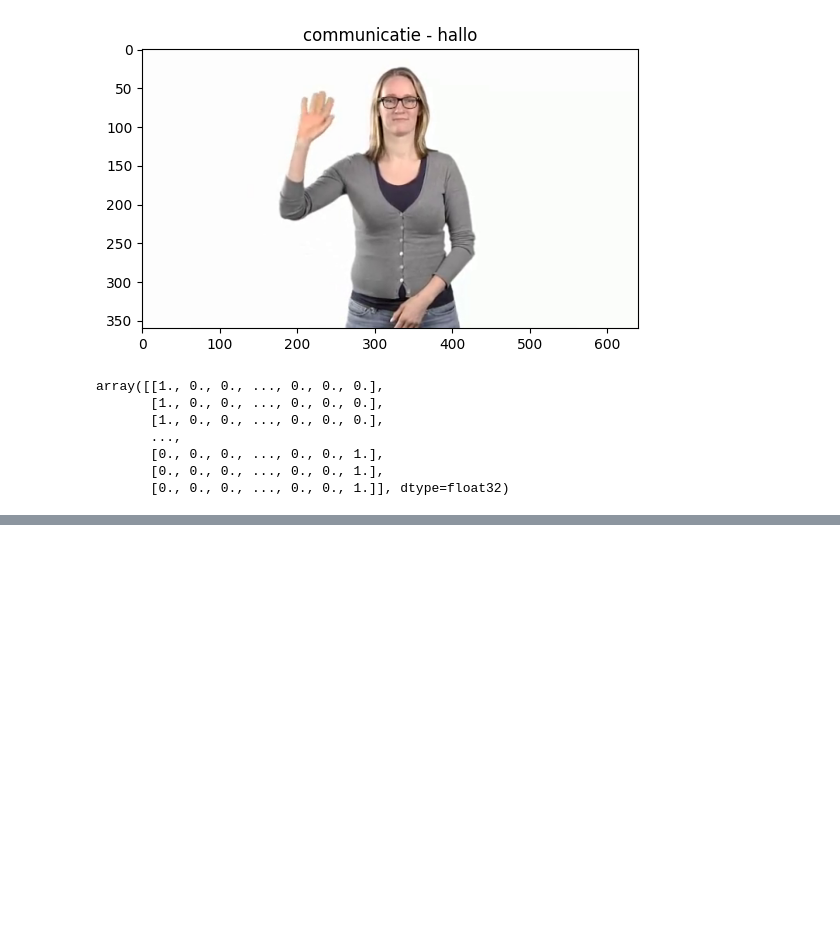
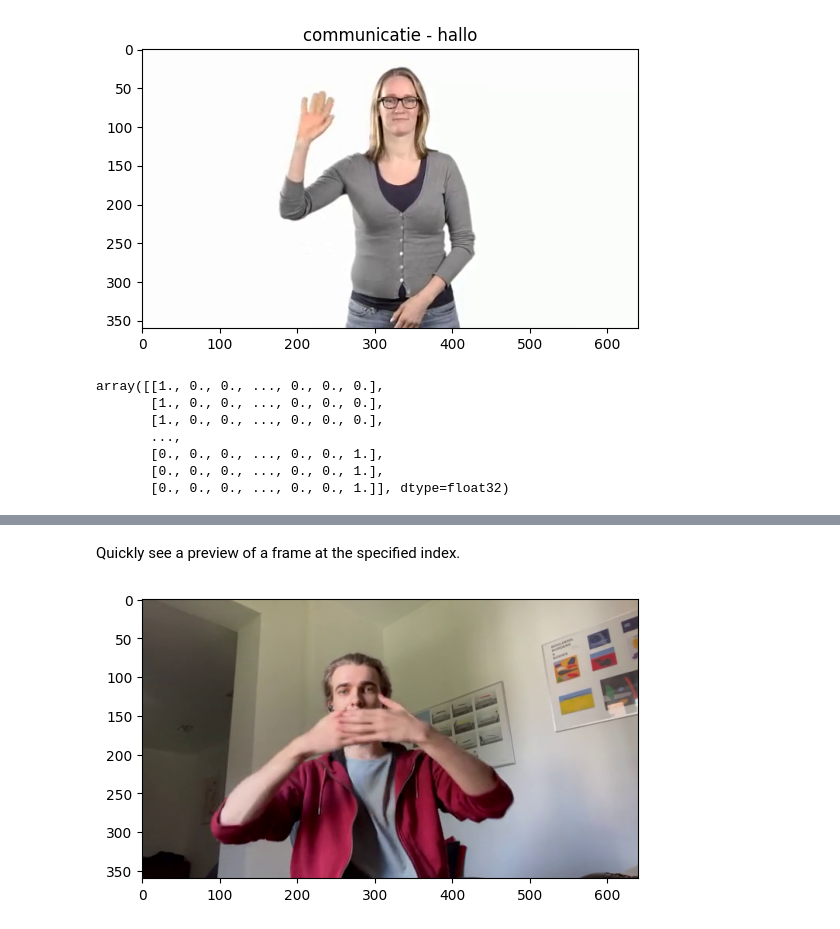
Before and after one commit to ArthurVanRemoortel/Sign-Language-Learning-Tool, a Jupyter notebook: sl_ai/notebooks/version_1/attempt1.ipynb, the cells around one changed output, grey strips where cells are left out. Drawn from its saved outputs; the diff is of its cells as text; code cells hidden in the pictures; blank space fills up the shorter version.

```diff
--- a/sl_ai/notebooks/version_1/attempt1.ipynb
+++ b/sl_ai/notebooks/version_1/attempt1.ipynb
@@ -316,0 +332,11 @@ pd.DataFrame(prediction_percents.astype(np.uint8), columns=reverselookup.values(
+# %% [markdown]
+Quickly see a preview of a frame at the specified index.
+# %%
+frame_to_preview = 35
+frame = video_data[frame_to_preview , :, :]
+frame *= 255
+frame = frame.astype(np.uint8)
+plt.imshow(frame)
+plt.show()
+# %% [output]
+[figure, added]
```
Also changed, not shown: parts of 11 cells of this notebook, 8 other files.
